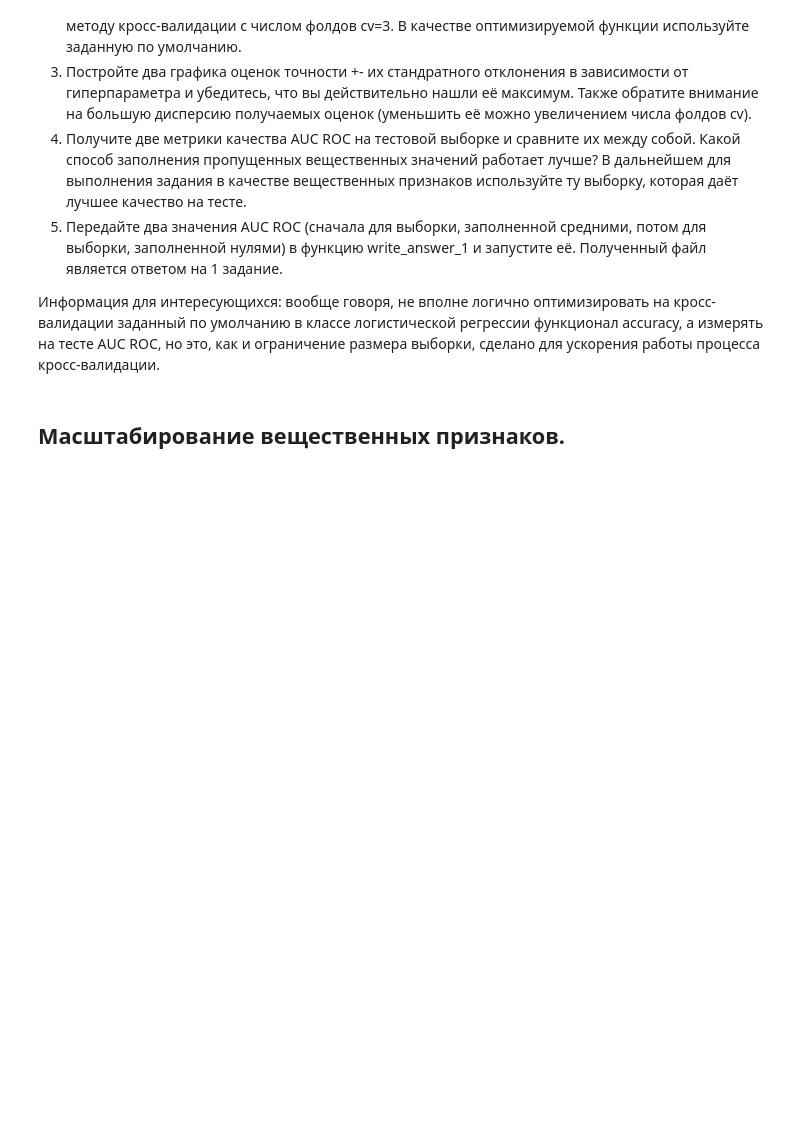
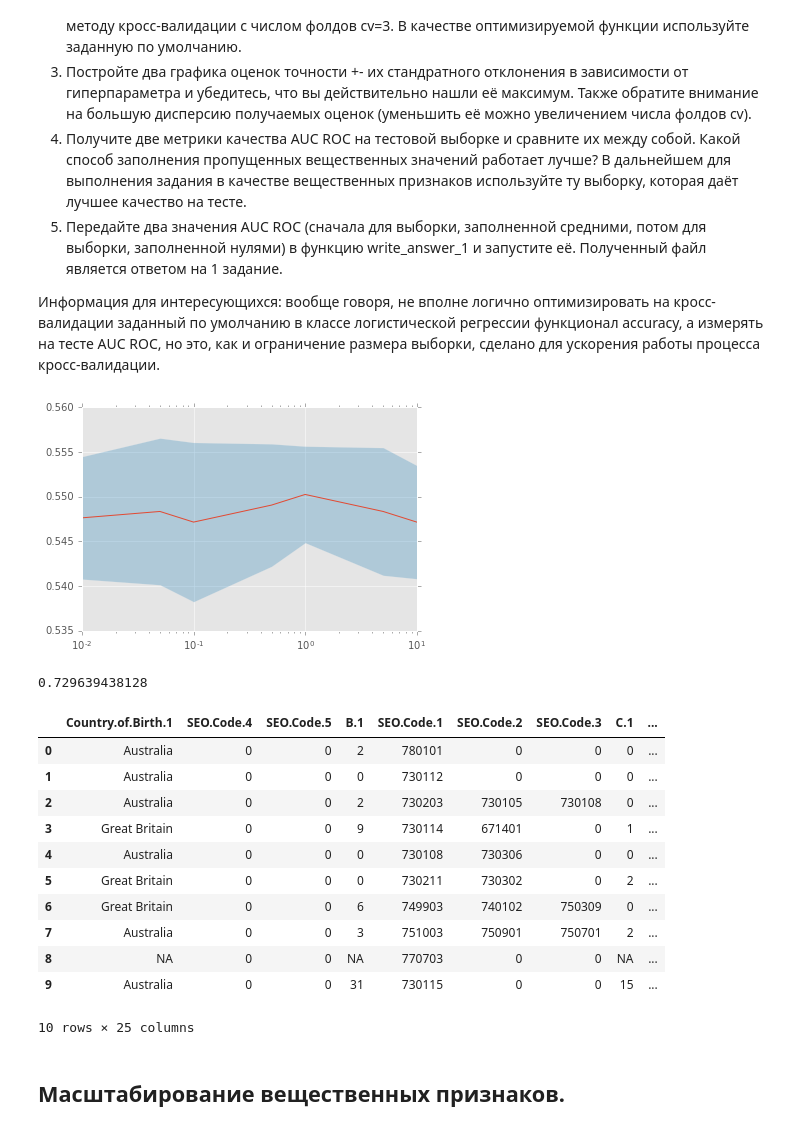
Before and after one commit to MariamSherif/pyda, a Jupyter notebook: nb/Preprocessing_LR.ipynb, the cells around one changed output. Saved outputs shown, nothing was run; the diff lists cells and outputs as text; code cells hidden in the pictures; blank space fills up the shorter version.

```diff
--- a/nb/Preprocessing_LR.ipynb
+++ b/nb/Preprocessing_LR.ipynb
@@ -241,27 +241,59 @@ from sklearn.cross_validation import train_test_split
 # %%
 from sklearn.linear_model import LogisticRegression
 from sklearn.grid_search import GridSearchCV
 from sklearn.metrics import roc_auc_score
 
 def plot_scores(optimizer):
     scores = [[item[0]['C'],
                item[1],
                (np.sum((item[2]-item[1])**2)/(item[2].size-1))**0.5] for item in optimizer.grid_scores_]
     scores = np.array(scores)
     plt.semilogx(scores[:,0], scores[:,1])
     plt.fill_between(scores[:,0], scores[:,1]-scores[:,2],
                                   scores[:,1]+scores[:,2], alpha=0.3)
     plt.show()
 
 def write_answer_1(auc_1, auc_2):
     answers = [auc_1, auc_2]
     with open("preprocessing_lr_answer1.txt", "w") as fout:
         fout.write(" ".join([str(num) for num in answers]))
 
 param_grid = {'C': [0.01, 0.05, 0.1, 0.5, 1, 5, 10]}
 cv = 3
 
 # place your code here
+
+estimator = LogisticRegression()
+optimizer = GridSearchCV(estimator, param_grid, cv=cv)
+
+optimizer.fit(np.hstack((X_train_real_zeros, X_train_cat_oh)), y_train)
+plot_scores(optimizer)
+#auc_1 = roc_auc_score(y, optimizer.predict(X))
+
+#optimizer.fit(np.hstack((X_train_real_mean, X_train_cat_oh)), y_train)
+#plot_scores(optimizer)
+#auc_2 = roc_auc_score(y, optimizer.predict(X))
+
+print auc_1#, auc_2)
+
+#write_answer_1(auc_1, auc_2)
+
+X_cat.head(n=10)
+# %% [output]
+[figure, added]
+0.729639438128
+|  | Country.of.Birth.1 | SEO.Code.4 | SEO.Code.5 | B.1 | SEO.Code.1 | SEO.Code.2 | SEO.Code.3 | C.1 | ... |
+| 0 | Australia | 0 | 0 | 2 | 780101 | 0 | 0 | 0 | ... |
+| 1 | Australia | 0 | 0 | 0 | 730112 | 0 | 0 | 0 | ... |
+| 2 | Australia | 0 | 0 | 2 | 730203 | 730105 | 730108 | 0 | ... |
+| 3 | Great Britain | 0 | 0 | 9 | 730114 | 671401 | 0 | 1 | ... |
+| 4 | Australia | 0 | 0 | 0 | 730108 | 730306 | 0 | 0 | ... |
+| 5 | Great Britain | 0 | 0 | 0 | 730211 | 730302 | 0 | 2 | ... |
+| 6 | Great Britain | 0 | 0 | 6 | 749903 | 740102 | 750309 | 0 | ... |
+| 7 | Australia | 0 | 0 | 3 | 751003 | 750901 | 750701 | 2 | ... |
+| 8 | NA | 0 | 0 | NA | 770703 | 0 | 0 | NA | ... |
+| 9 | Australia | 0 | 0 | 31 | 730115 | 0 | 0 | 15 | ... |
+10 rows × 25 columns
 # %% [markdown]
 ## Масштабирование вещественных признаков.
 # %% [markdown]
```
Also changed, not shown: 1 other file.
